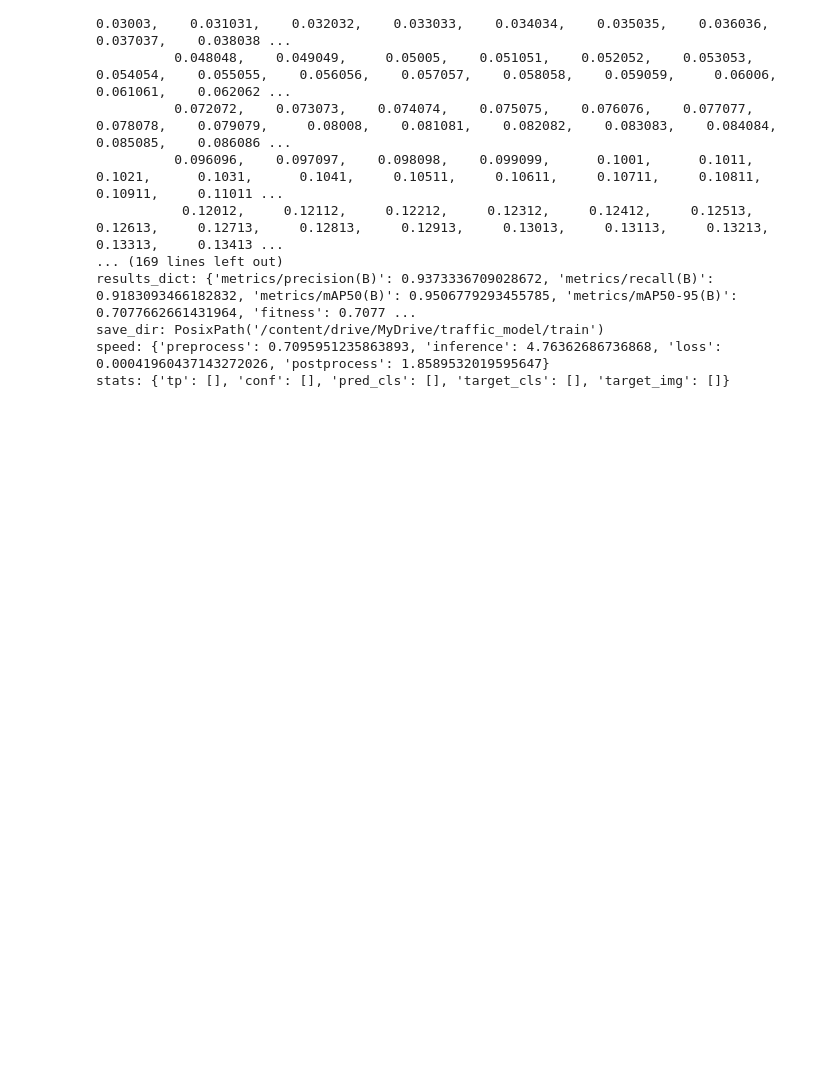
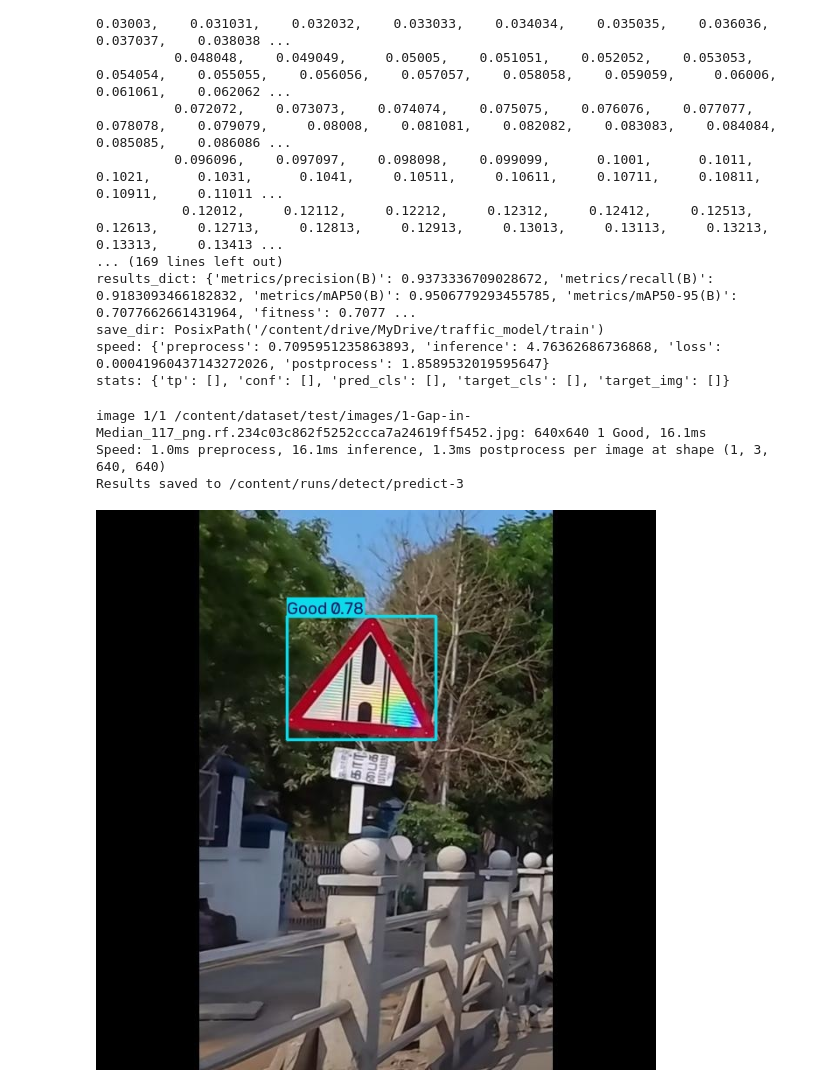
Before and after one commit to talank-ops/Data_Modelling, a Jupyter notebook: Untitled7.ipynb, the cells around one changed output. Saved outputs shown, nothing was run; the diff lists cells and outputs as text; code cells hidden in the pictures; blank space fills up the shorter version.

```diff
--- a/Untitled7.ipynb
+++ b/Untitled7.ipynb
@@ -66,3 +66,21 @@ results_dict: {'metrics/precision(B)': 0.9373336709028672, 'metrics/recall(B)':
 save_dir: PosixPath('/content/drive/MyDrive/traffic_model/train')
 speed: {'preprocess': 0.7095951235863893, 'inference': 4.76362686736868, 'loss': 0.00041960437143272026, 'postprocess': 1.8589532019595647}
 stats: {'tp': [], 'conf': [], 'pred_cls': [], 'target_cls': [], 'target_img': []}
+# %%
+from ultralytics import YOLO
+from IPython.display import Image, display
+
+# Load your newly trained model from your Drive
+model = YOLO('/content/drive/MyDrive/traffic_model/train/weights/best.pt')
+
+# Run inference on a test image (replace with an actual image name from your test folder)
+results = model.predict(source='/content/dataset/test/images/1-Gap-in-Median_117_png.rf.234c03c862f5252ccca7a24619ff5452.jpg', save=True)
+
+# Display the result directly in Colab
+# Display the result directly in Colab
+display(Image(filename=results[0].save_dir + '/' + '1-Gap-in-Median_117_png.rf.234c03c862f5252ccca7a24619ff5452.jpg'))
+# %% [output]
+image 1/1 /content/dataset/test/images/1-Gap-in-Median_117_png.rf.234c03c862f5252ccca7a24619ff5452.jpg: 640x640 1 Good, 16.1ms
+Speed: 1.0ms preprocess, 16.1ms inference, 1.3ms postprocess per image at shape (1, 3, 640, 640)
+Results saved to /content/runs/detect/predict-3
+[figure, added]
```
Also changed, not shown: parts of 1 cell of this notebook.
